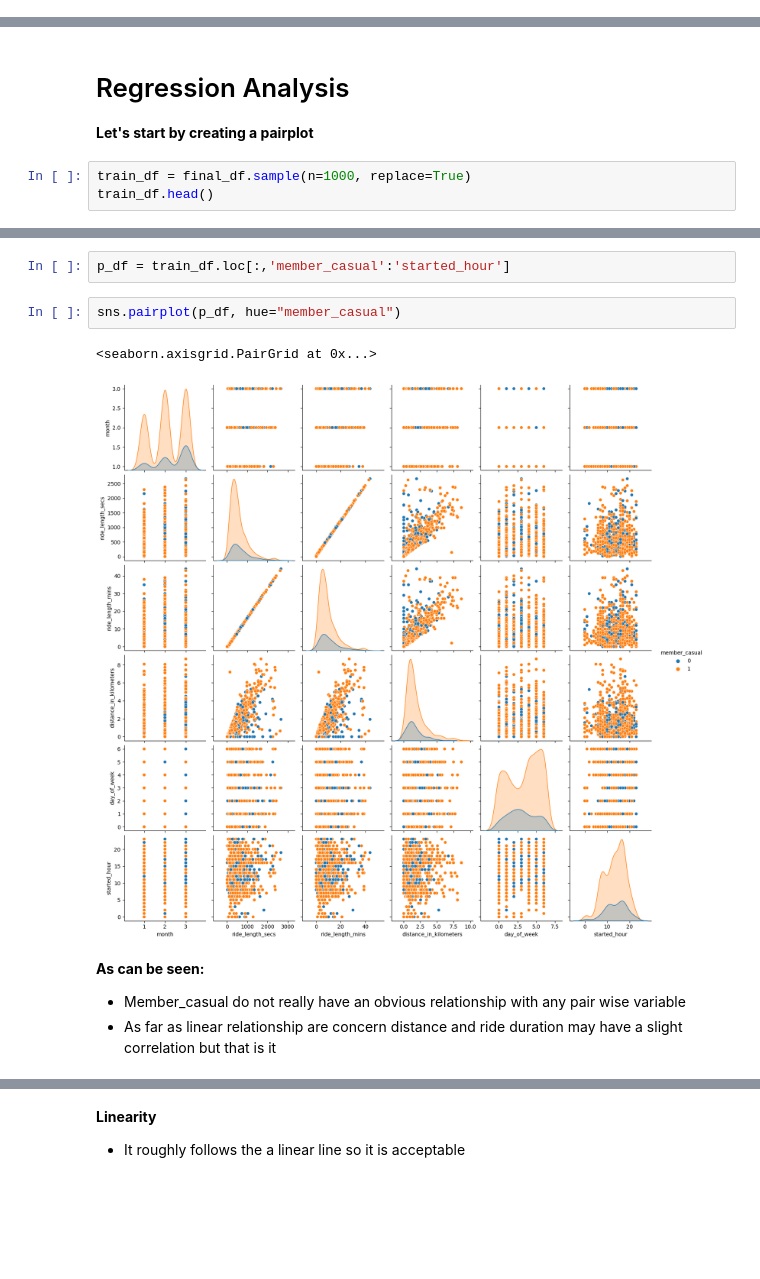
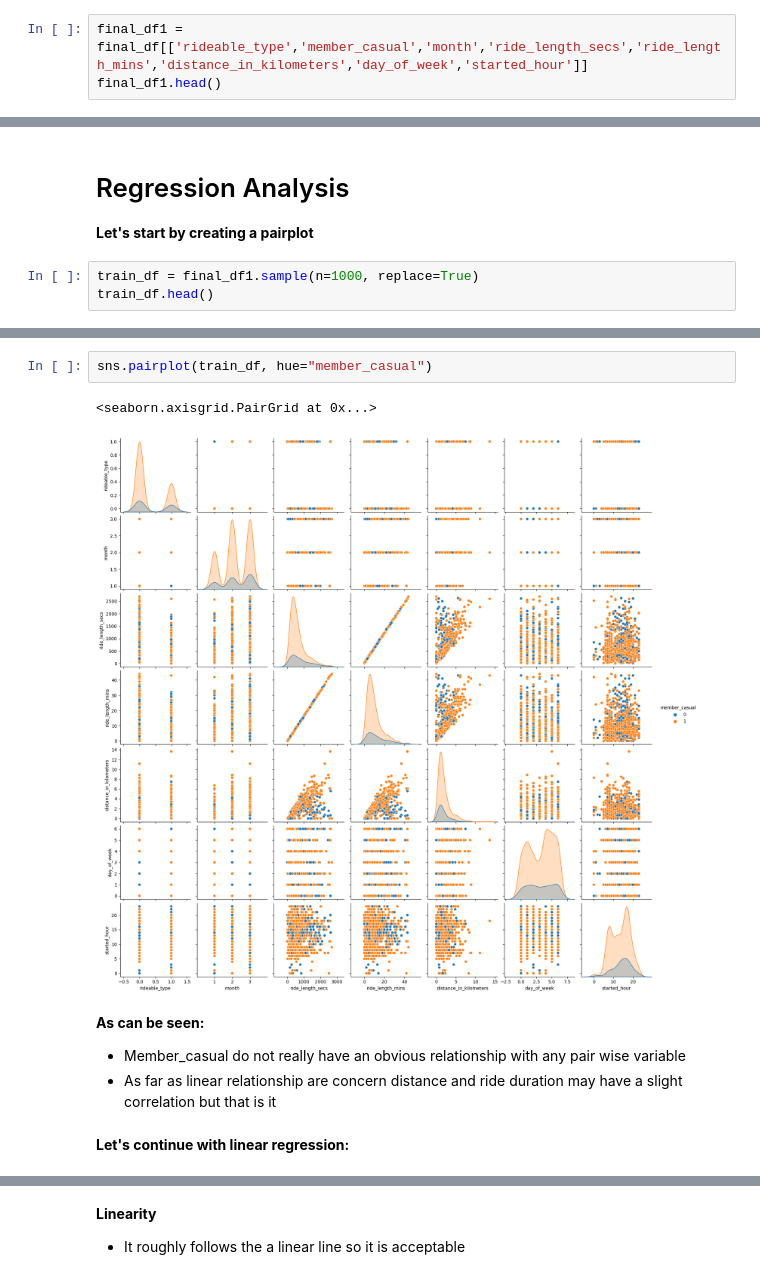
Before and after one commit to ndminh2003/Divvy_Bike_Case_Study_Analysis, a Jupyter notebook: divvy-casestudy.ipynb, the cells around one changed output, grey strips where cells are left out. Drawn from its saved outputs; the diff is of its cells as text; blank space fills up the shorter version.

```diff
--- a/divvy-casestudy.ipynb
+++ b/divvy-casestudy.ipynb
@@ -443,3 +443,6 @@ sns.scatterplot(x=final_df['distance_in_kilometers'],y=final_df['ride_length_sec
 # %% [markdown]
 **As can be seen:**
 * Ride length and distance have a much more visual correlation now, and rid of outliers
+# %%
+final_df1 = final_df[['rideable_type','member_casual','month','ride_length_secs','ride_length_mins','distance_in_kilometers','day_of_week','started_hour']]
+final_df1.head()
@@ -595,6 +624,6 @@ p-value 1.0
 # Regression Analysis
 **Let's start by creating a pairplot**
 # %%
-train_df = final_df.sample(n=1000, replace=True)
+train_df = final_df1.sample(n=1000, replace=True)
 train_df.head()
 # %% [output]
@@ -607,12 +636,12 @@ train_df.head()
-# %%
-p_df = train_df.loc[:,'member_casual':'started_hour']
 # %%
-sns.pairplot(p_df, hue="member_casual")
+sns.pairplot(train_df, hue="member_casual")
 # %% [output]
 <seaborn.axisgrid.PairGrid at 0x...>
-[figure, old version]
+[figure, new version]
 # %% [markdown]
 **As can be seen:**
 * Member_casual do not really have an obvious relationship with any pair wise variable
 * As far as linear relationship are concern distance and ride duration may have a slight correlation but that is it
+# %% [markdown]
+**Let's continue with linear regression:**
 # %%
```
Also changed, not shown: parts of 34 cells of this notebook.
